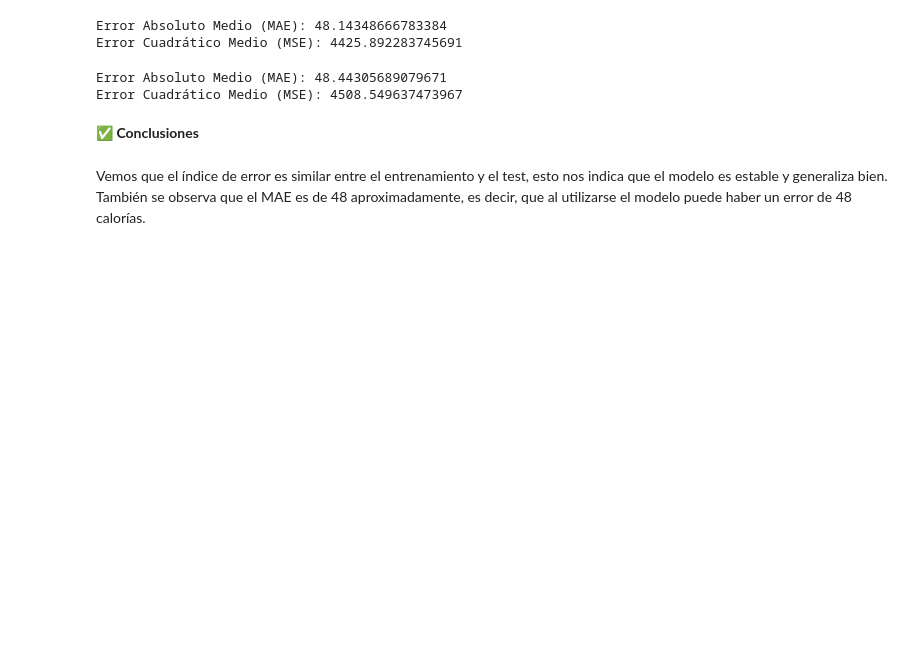
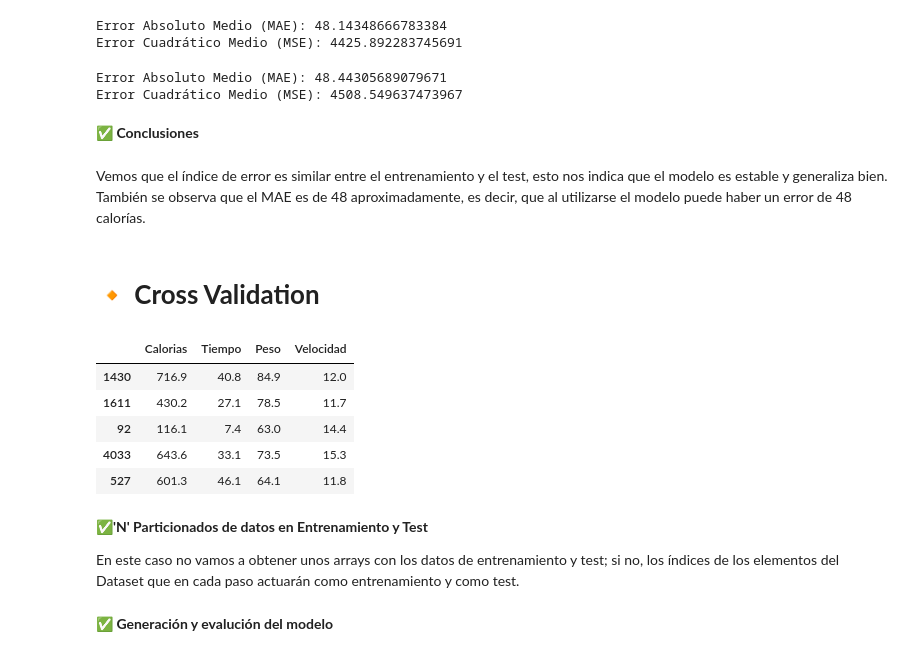
Before and after one commit to Ludmila-Vivas/Aprendizaje-Automatico-1, a Jupyter notebook: Regresión_lineal_multiple.ipynb, the cells around one changed output. Drawn from its saved outputs; the diff is of its cells as text; code cells hidden in the pictures; blank space fills up the shorter version.

```diff
--- a/Regresión_lineal_multiple.ipynb
+++ b/Regresión_lineal_multiple.ipynb
@@ -72,3 +74,15 @@ Error Cuadrático Medio (MSE): 4508.549637473967
 # %% [markdown]
 Vemos que el índice de error es similar entre el entrenamiento y el test, esto nos indica que el modelo es estable y generaliza bien.
 También se observa que el MAE es de 48 aproximadamente, es decir, que al utilizarse el modelo puede haber un error de 48 calorías.
+# %% [markdown]
+# **🔸 Cross Validation**
+# %%
+#Compruebo el dataframe y los cambio a arrays de nuevo
+df.sample(5)
+# %% [output]
+|  | Calorias | Tiempo | Peso | Velocidad |
+| 1430 | 716.9 | 40.8 | 84.9 | 12.0 |
+| 1611 | 430.2 | 27.1 | 78.5 | 11.7 |
+| 92 | 116.1 | 7.4 | 63.0 | 14.4 |
+| 4033 | 643.6 | 33.1 | 73.5 | 15.3 |
+| 527 | 601.3 | 46.1 | 64.1 | 11.8 |
@@ -74,0 +92,4 @@ También se observa que el MAE es de 48 aproximadamente, es decir, que al utiliz
+# %% [markdown]
+**✅'N' Particionados de datos en Entrenamiento y Test**
+
+En este caso no vamos a obtener unos arrays con los datos de entrenamiento y test; si no, los índices de los elementos del Dataset que en cada paso actuarán como entrenamiento y como test.
@@ -74,0 +100,2 @@ También se observa que el MAE es de 48 aproximadamente, es decir, que al utiliz
+# %% [markdown]
+**✅ Generación y evalución del modelo**
```
Also changed, not shown: parts of 8 cells of this notebook.
